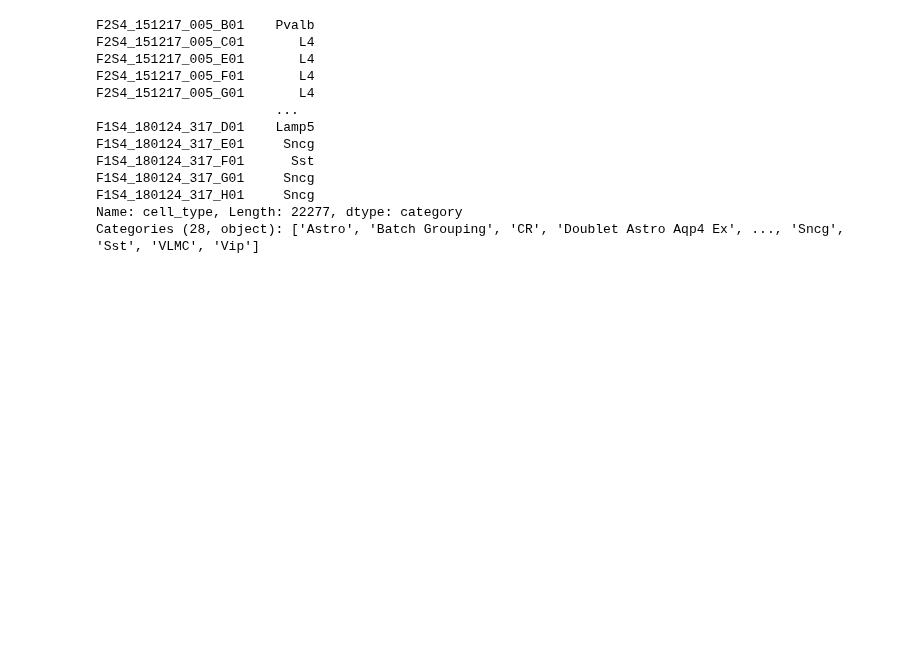
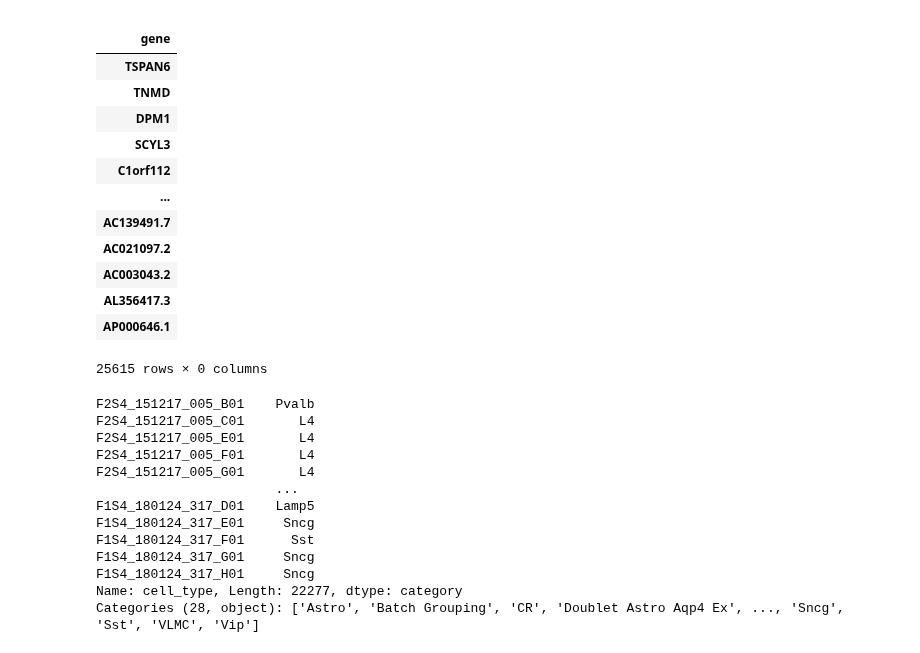
Before and after one commit to williamrobotma/AGrEDA, a Jupyter notebook: thesis_stuff.ipynb, the cells around one changed output. Saved outputs shown, nothing was run; the diff lists cells and outputs as text; code cells hidden in the pictures; blank space fills up the shorter version.

```diff
--- a/thesis_stuff.ipynb
+++ b/thesis_stuff.ipynb
@@ -23,0 +53,11 @@ import matplotlib.pyplot as plt
+# %%
+sids = []
+adatas = []
+for name in sorted(glob.glob("data/dlpfc/st_adata/spatialLIBD-*.h5ad")):
+    sids.append(int(name.split("-")[1].split(".")[0]))
+    adatas.append(sc.read_h5ad(name))
+
+adata_st = ad.concat(adatas, label="sample_id", keys=sids)
+# %%
+dlpfc_genes["preprocessed"] = adata_st.var
+dlpfc_samples["preprocessed"] = adata_st.obs
@@ -24,3 +80,20 @@ import matplotlib.pyplot as plt
+# %%
+dlpfc_genes["unprocessed"]
+# %% [output]
+|  |
+| gene |
+| TSPAN6 |
+| TNMD |
+| DPM1 |
+| SCYL3 |
+| C1orf112 |
+| ... |
+| AC139491.7 |
+| AC021097.2 |
+| AC003043.2 |
+| AL356417.3 |
+| AP000646.1 |
+25615 rows × 0 columns
 # %%
 adata_sc = sc.read_h5ad("data/mouse_cortex/sc_adata/GSE115746.h5ad")
 # %%
```
Also changed, not shown: parts of 7 cells of this notebook.
